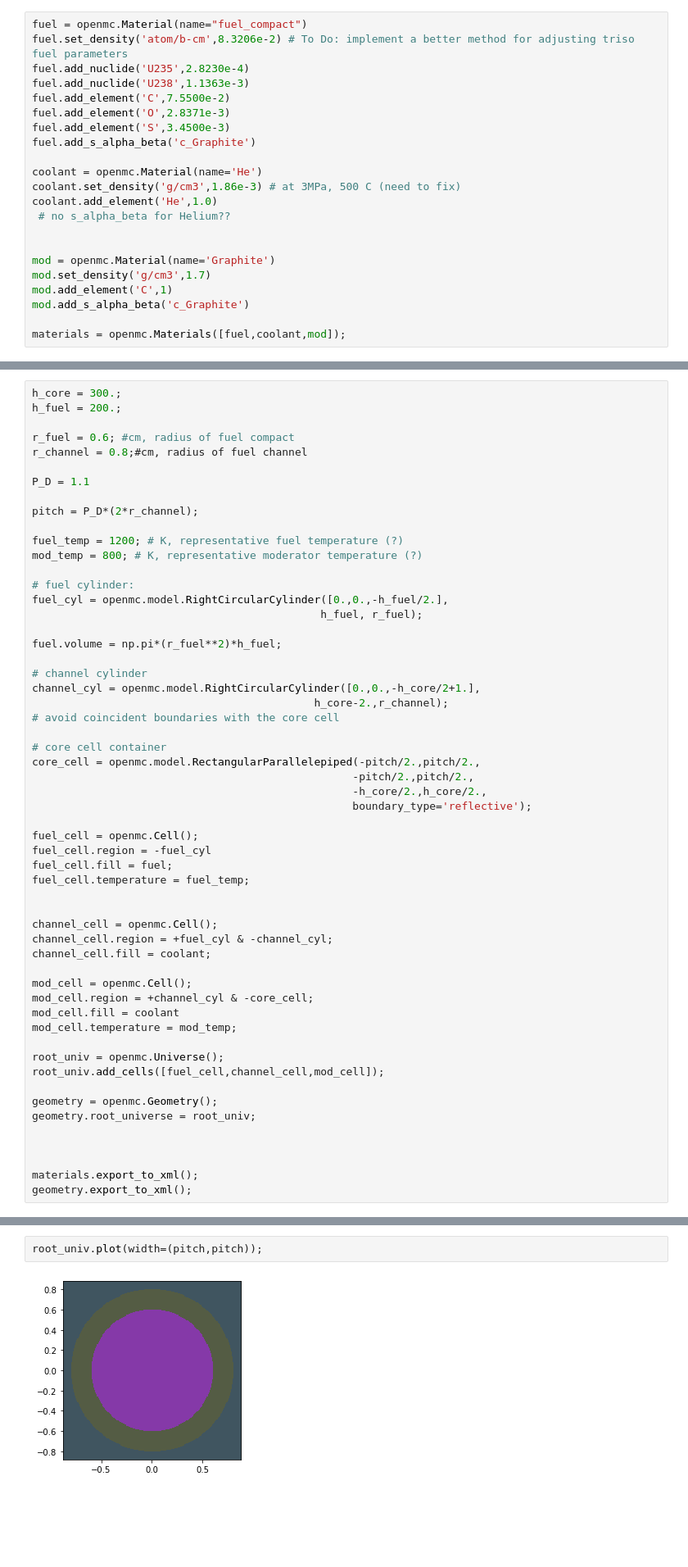
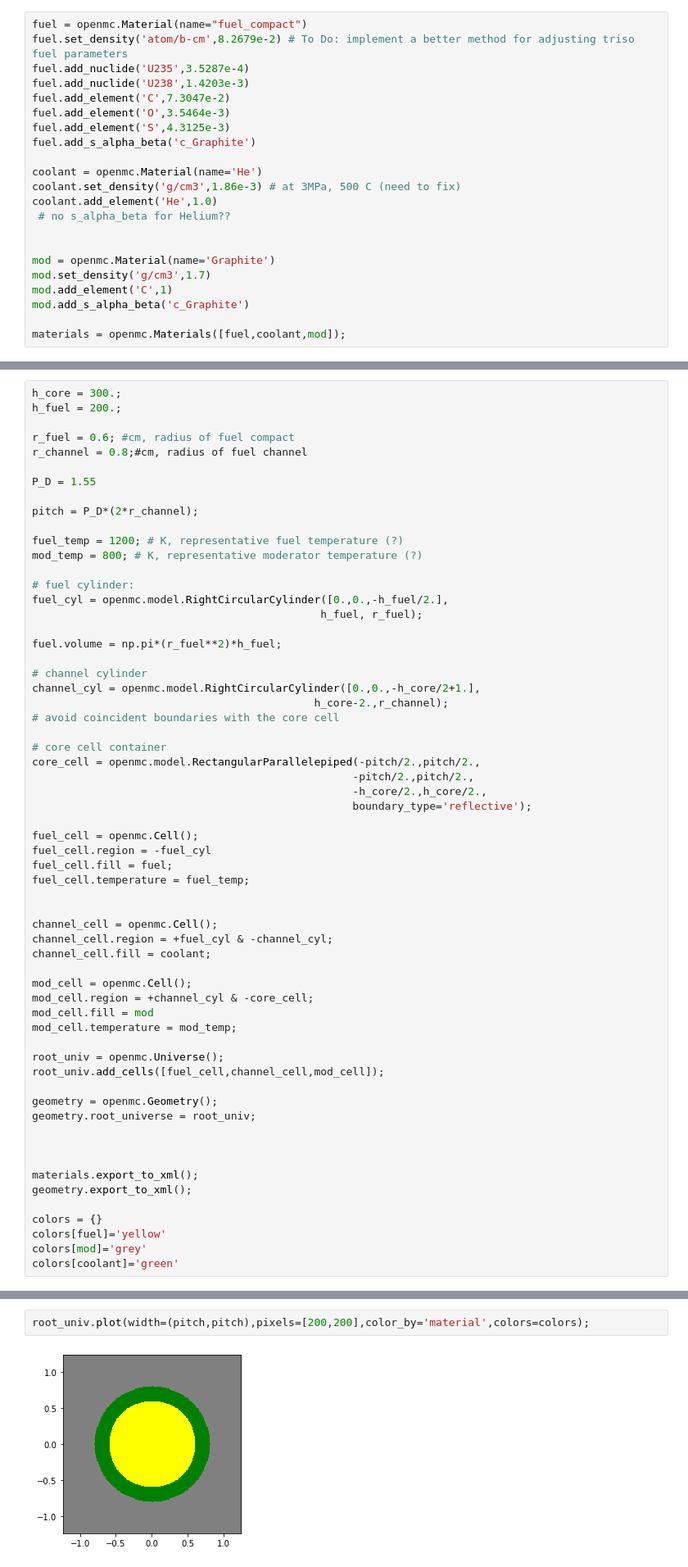
Before and after one commit to stu314159/er362_omc, a Jupyter notebook: examples/micro_reactor/haleu_gcr/BOL_haleu_grc.ipynb, the cells around one changed output, grey strips where cells are left out. Shown: that part at 82% size. Drawn from its saved outputs; the diff is of its cells as text; blank space fills up the shorter version.

```diff
--- a/examples/micro_reactor/haleu_gcr/BOL_haleu_grc.ipynb
+++ b/examples/micro_reactor/haleu_gcr/BOL_haleu_grc.ipynb
@@ -11,12 +11,12 @@ import matplotlib.pyplot as plt
 import numpy as np
 # %%
 fuel = openmc.Material(name="fuel_compact")
-fuel.set_density('atom/b-cm',8.3206e-2) # To Do: implement a better method for adjusting triso fuel parameters
-fuel.add_nuclide('U235',2.8230e-4)
-fuel.add_nuclide('U238',1.1363e-3)
-fuel.add_element('C',7.5500e-2)
-fuel.add_element('O',2.8371e-3)
-fuel.add_element('S',3.4500e-3)
+fuel.set_density('atom/b-cm',8.2679e-2) # To Do: implement a better method for adjusting triso fuel parameters
+fuel.add_nuclide('U235',3.5287e-4)
+fuel.add_nuclide('U238',1.4203e-3)
+fuel.add_element('C',7.3047e-2)
+fuel.add_element('O',3.5464e-3)
+fuel.add_element('S',4.3125e-3)
 fuel.add_s_alpha_beta('c_Graphite')
 
 coolant = openmc.Material(name='He')
@@ -42,7 +42,7 @@ h_fuel = 200.;
 r_fuel = 0.6; #cm, radius of fuel compact
 r_channel = 0.8;#cm, radius of fuel channel
 
-P_D = 1.1
+P_D = 1.55
 
 pitch = P_D*(2*r_channel);
 
@@ -78,7 +78,7 @@ channel_cell.fill = coolant;
 
 mod_cell = openmc.Cell();
 mod_cell.region = +channel_cyl & -core_cell;
-mod_cell.fill = coolant
+mod_cell.fill = mod
 mod_cell.temperature = mod_temp;
 
 root_univ = openmc.Universe();
@@ -91,6 +91,11 @@ geometry.root_universe = root_univ;
 
 materials.export_to_xml();
 geometry.export_to_xml();
+
+colors = {}
+colors[fuel]='yellow'
+colors[mod]='grey'
+colors[coolant]='green'
 # %%
 settings = openmc.Settings();
 settings.run_mode = 'eigenvalue';
@@ -109,6 +114,6 @@ settings.temperature['method']='interpolation';
 
 settings.export_to_xml();
 # %%
-root_univ.plot(width=(pitch,pitch));
+root_univ.plot(width=(pitch,pitch),pixels=[200,200],color_by='material',colors=colors);
 # %% [output]
-[figure, old version]
+[figure, new version]
```
Also changed, not shown: parts of 5 cells of this notebook, 6 other files.
